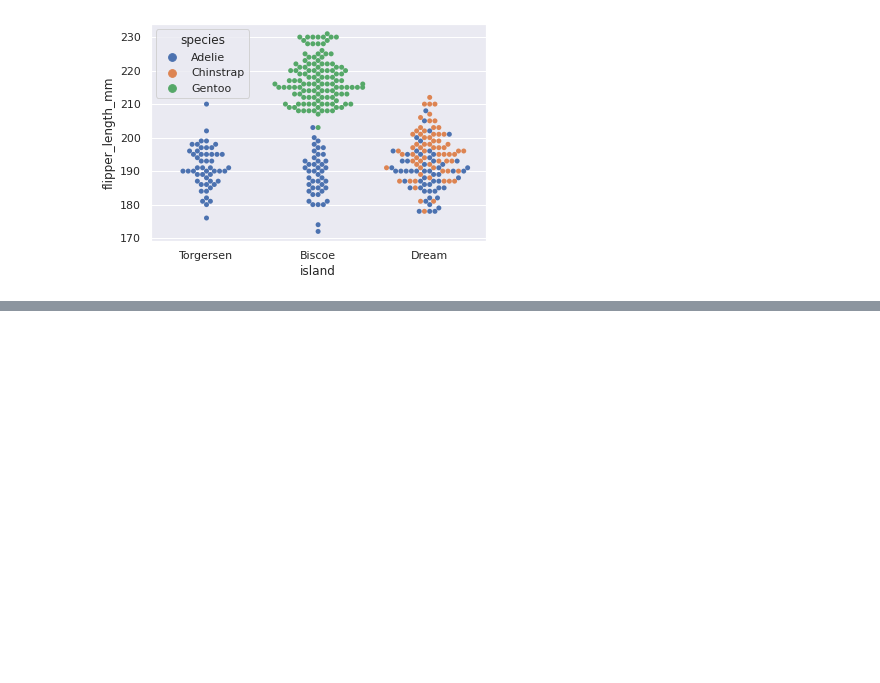
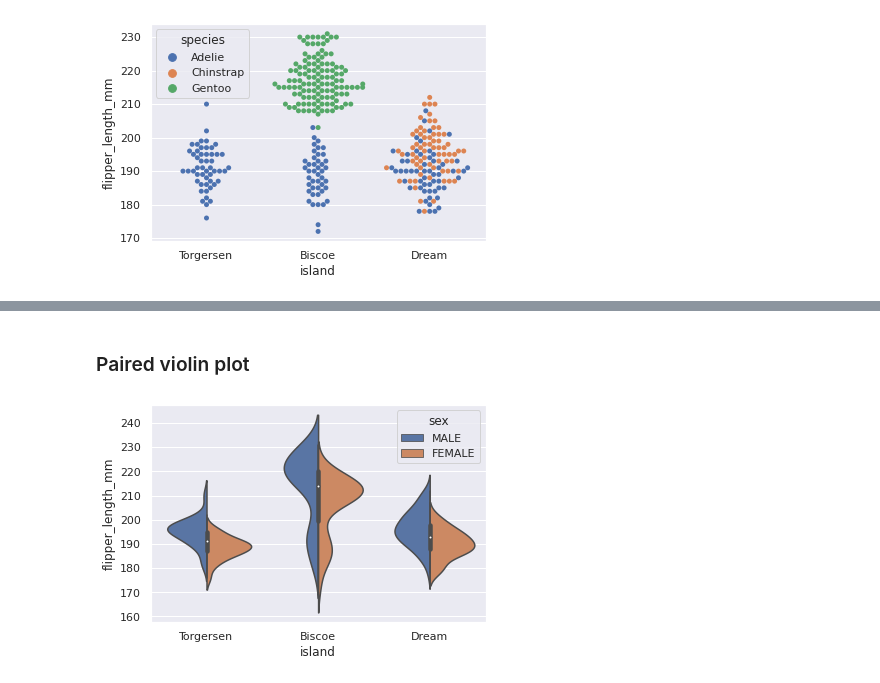
Before and after one commit to sagar9926/Visualisations-, a Jupyter notebook: PADHAI_Data_Visualisations.ipynb, the cells around one changed output, grey strips where cells are left out. Cells and saved outputs as stored; diff of their text form; code cells hidden in the pictures; blank space fills up the shorter version.

```diff
--- a/PADHAI_Data_Visualisations.ipynb
+++ b/PADHAI_Data_Visualisations.ipynb
@@ -669,0 +678,6 @@ sns.swarmplot(x = 'cut', y = 'price', data = d.sample(1000), hue = 'color');
+# %% [markdown]
+### Paired violin plot
+# %%
+sns.violinplot(x = 'island', y = 'flipper_length_mm', data = p,hue = "sex",split = True);
+# %% [output]
+[figure, added]
```
Also changed, not shown: parts of 64 cells of this notebook.
